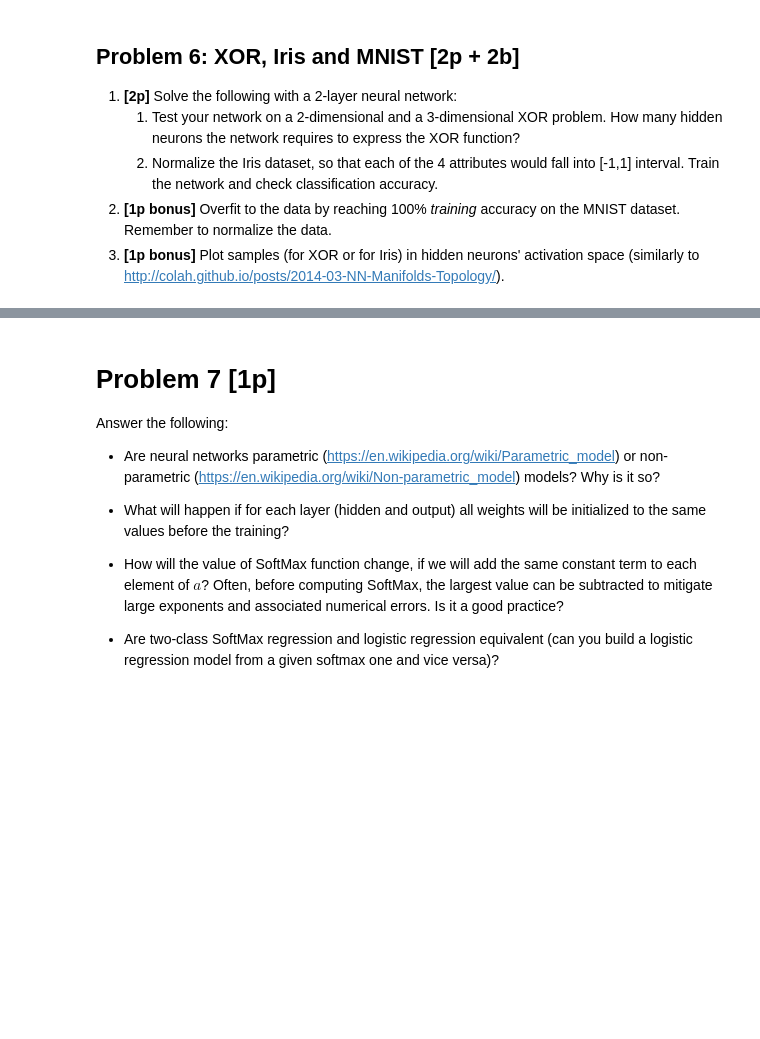
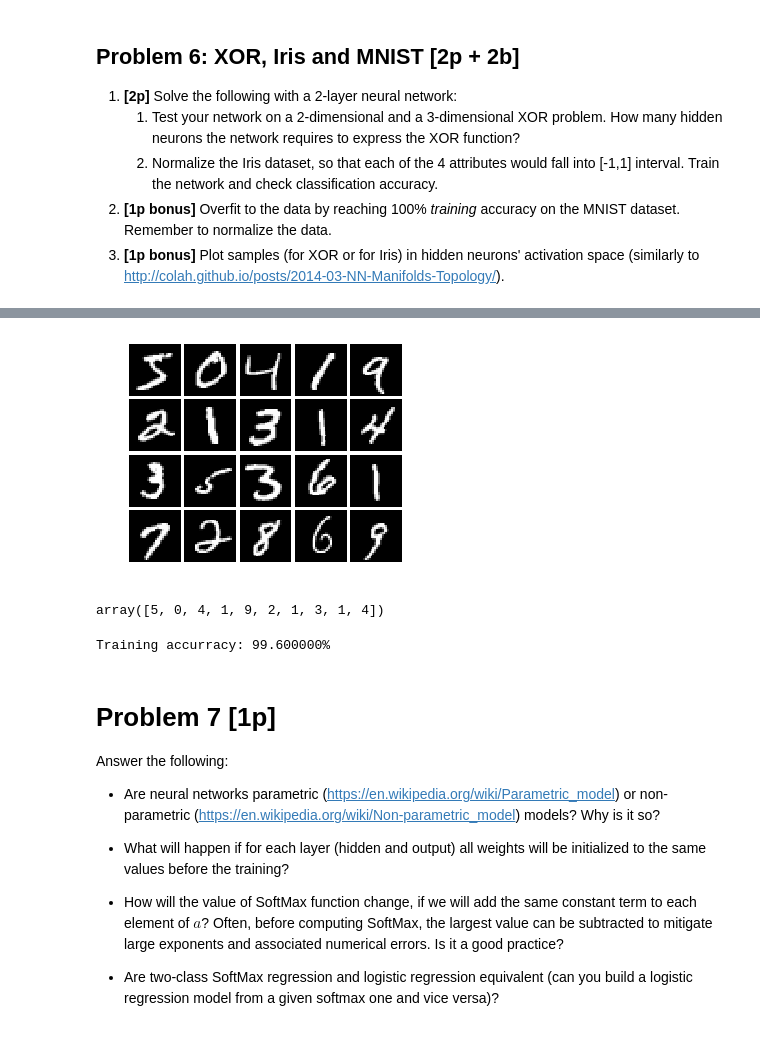
Before and after one commit to wfica/neural_networks, a Jupyter notebook: assignment3/Assignment3.ipynb, the cells around one changed output, grey strips where cells are left out. Cells and saved outputs as stored; diff of their text form; code cells hidden in the pictures; blank space fills up the shorter version.

Commit message:
assignemnt 3 mnist

```diff
--- a/assignment3/Assignment3.ipynb
+++ b/assignment3/Assignment3.ipynb
@@ -1128,3 +1124,44 @@ except ImportError:
+# %%
+from common.plotting import plot_mat
+
+plot_mat(mnist_train_data_uint8[:20, None], cmap='gray')
+# %% [output]
+[figure, added]
+# %%
+mnist_train_labels_int64[:10]
+# %% [output]
+array([5, 0, 4, 1, 9, 2, 1, 3, 1, 4])
+# %%
+#normalize the data
+samples  = 1000
+mnist_train_data_uint8 = mnist_train_data_uint8[:samples]
+mT = mnist_train_data_uint8.reshape(samples, -1).T
+a = mT.min()
+b = mT.max()
+mT = 1./(b-a) * ( 2. * mT - a - b )
+
+num_hidden = 10
+W1 = np.random.rand(mT.shape[0]+1, num_hidden) - 0.5
+W1[0, :] = 0
+W2 = np.random.rand(num_hidden+1, 10) - 0.5
+W2[0, :] = 0
+
+
+# Now flatten into an array
+Theta0, ThetaShape = encode_params([W1,W2])
+
+#Make a function for training on mnist
+mnist_net_cost = lambda Theta: TwoLayerNet_implementation(Theta, ThetaShape, mT, mnist_train_labels_int64[:samples], False)
+
+Theta0, ThetaShape = encode_params([W1, W2])
+
+ThetaOpt = sopt.fmin_l_bfgs_b(mnist_net_cost, Theta0, iprint=1)[0]
+
+predictions = TwoLayerNet_implementation(
+    ThetaOpt, ThetaShape, mT, return_probabilities=True).argmax(0)
+print "Training accurracy: %f%%" % ((predictions == mnist_train_labels_int64[:samples].ravel()).mean() * 100)
+# %% [output]
+Training accurracy: 99.600000%
 # %%
 #
 # (Bonus)
```
Also changed, not shown: parts of 6 cells of this notebook, 1 other file.
